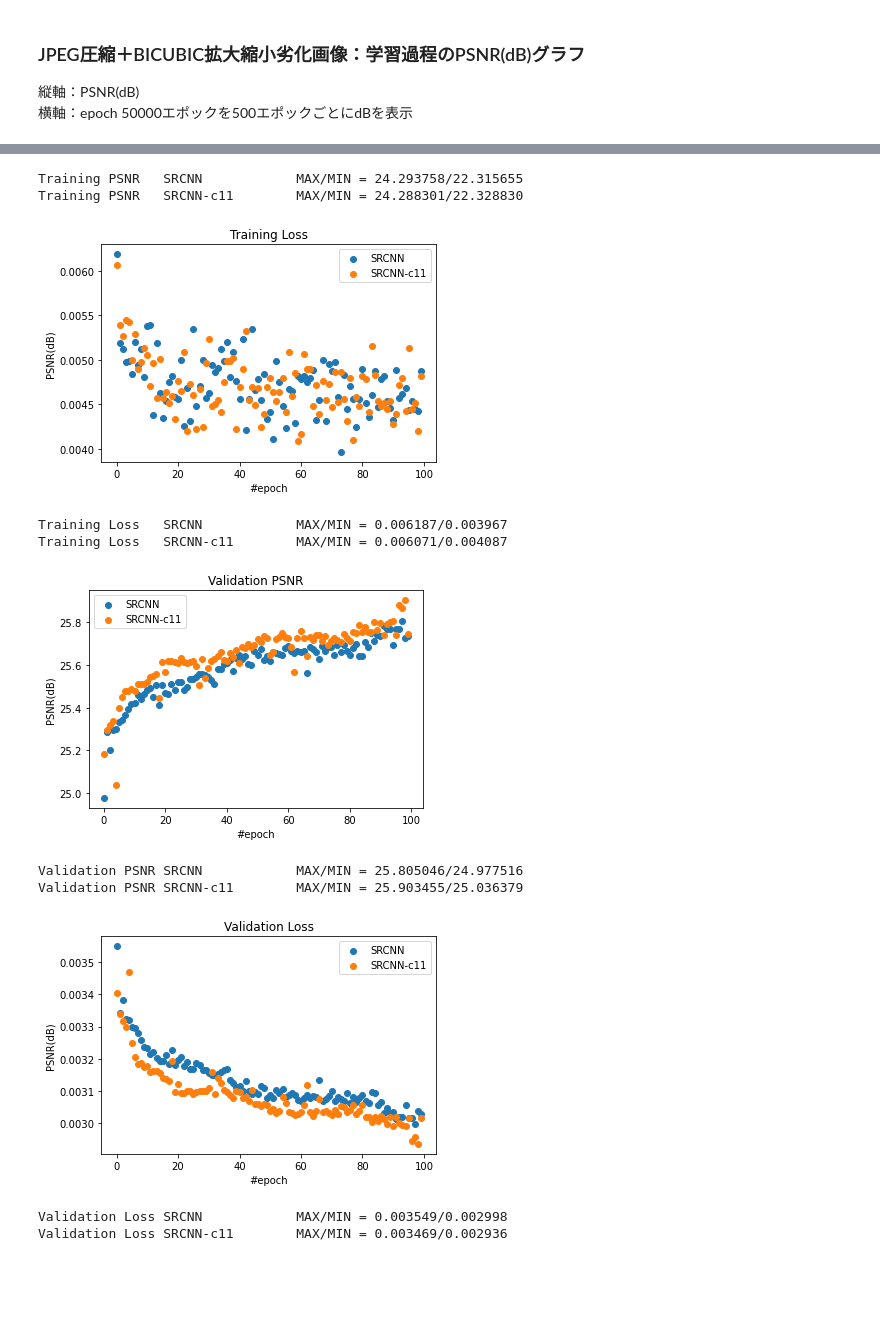
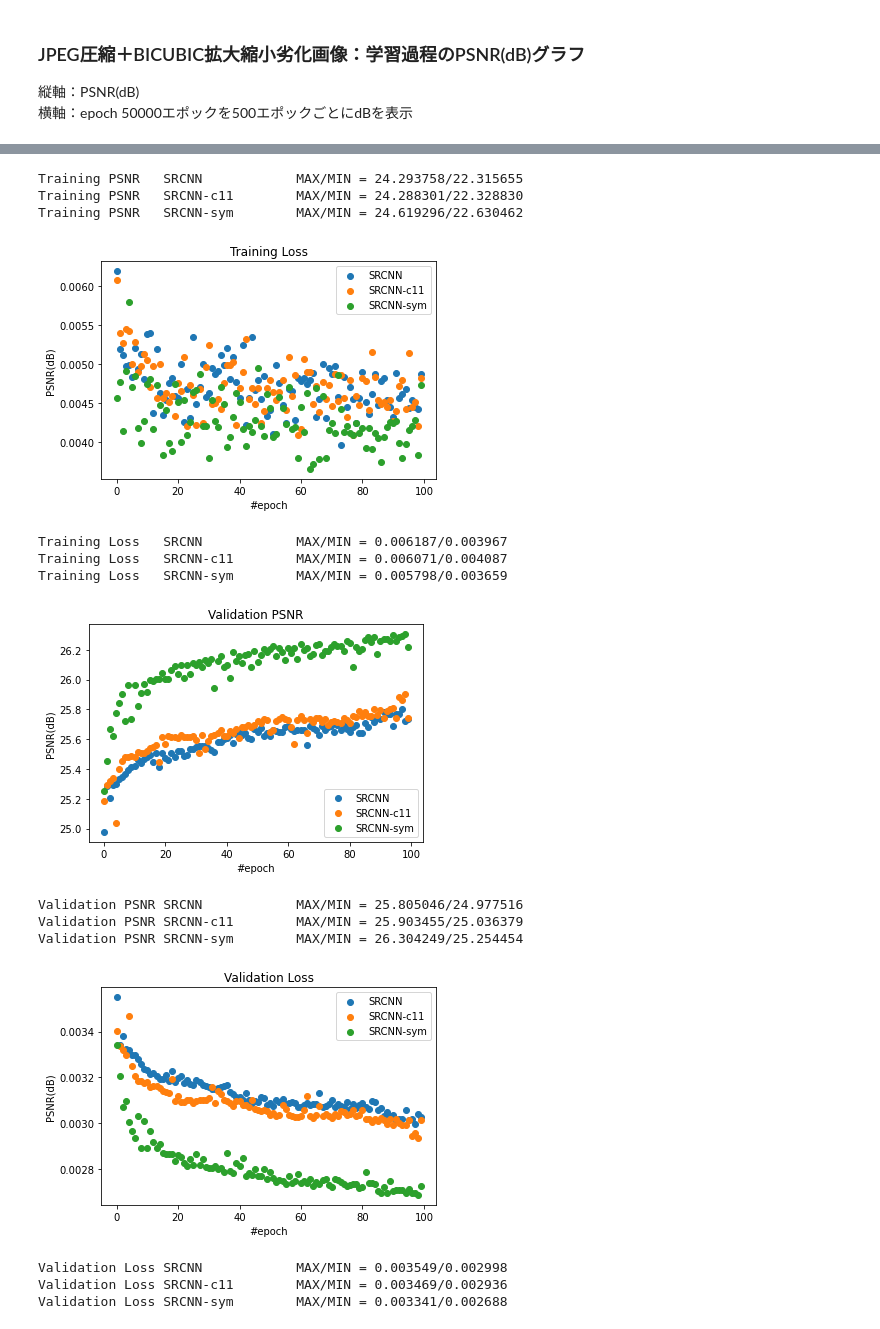
Before and after one commit to k5iogura/avlnE12, a Jupyter notebook: product/SRCNN/viewres.ipynb, the cells around one changed output, grey strips where cells are left out. Saved outputs shown, nothing was run; the diff lists cells and outputs as text; code cells hidden in the pictures; blank space fills up the shorter version.

```diff
--- a/product/SRCNN/viewres.ipynb
+++ b/product/SRCNN/viewres.ipynb
@@ -80,7 +76,7 @@ testview.ipynbに、テスト用画像によるテスト結果と画像劣化方
 横軸：epoch 50000エポックを500エポックごとにdBを表示
 # %%
 dBhistory_files = [str(d) for d in Path('result').glob('*/'+dBhistory_file)]
-dBhistory_files = ['result-comp10/SRCNN/dBhistory.npy','result-comp10/SRCNN-c11/dBhistory.npy']
+dBhistory_files = ['result-comp10/SRCNN/dBhistory.npy','result-comp10/SRCNN-c11/dBhistory.npy','result-comp10/SRCNN-sym/dBhistory.npy']
 trainLossCol, trainPSNRCol, valLossCol, valPSNRCol = [i for i in range(4)]
 resTrainPSNR = {}
 resTrainLoss = {}
@@ -120,11 +116,15 @@ else:
 Training PSNR   SRCNN            MAX/MIN = 24.293758/22.315655
 Training PSNR   SRCNN-c11        MAX/MIN = 24.288301/22.328830
+Training PSNR   SRCNN-sym        MAX/MIN = 24.619296/22.630462
-[figure, old version]
+[figure, new version]
 Training Loss   SRCNN            MAX/MIN = 0.006187/0.003967
 Training Loss   SRCNN-c11        MAX/MIN = 0.006071/0.004087
+Training Loss   SRCNN-sym        MAX/MIN = 0.005798/0.003659
-[figure, old version]
+[figure, new version]
 Validation PSNR SRCNN            MAX/MIN = 25.805046/24.977516
 Validation PSNR SRCNN-c11        MAX/MIN = 25.903455/25.036379
+Validation PSNR SRCNN-sym        MAX/MIN = 26.304249/25.254454
-[figure, old version]
+[figure, new version]
 Validation Loss SRCNN            MAX/MIN = 0.003549/0.002998
 Validation Loss SRCNN-c11        MAX/MIN = 0.003469/0.002936
+Validation Loss SRCNN-sym        MAX/MIN = 0.003341/0.002688
```
Also changed, not shown: parts of 4 cells of this notebook, 1 other file.
